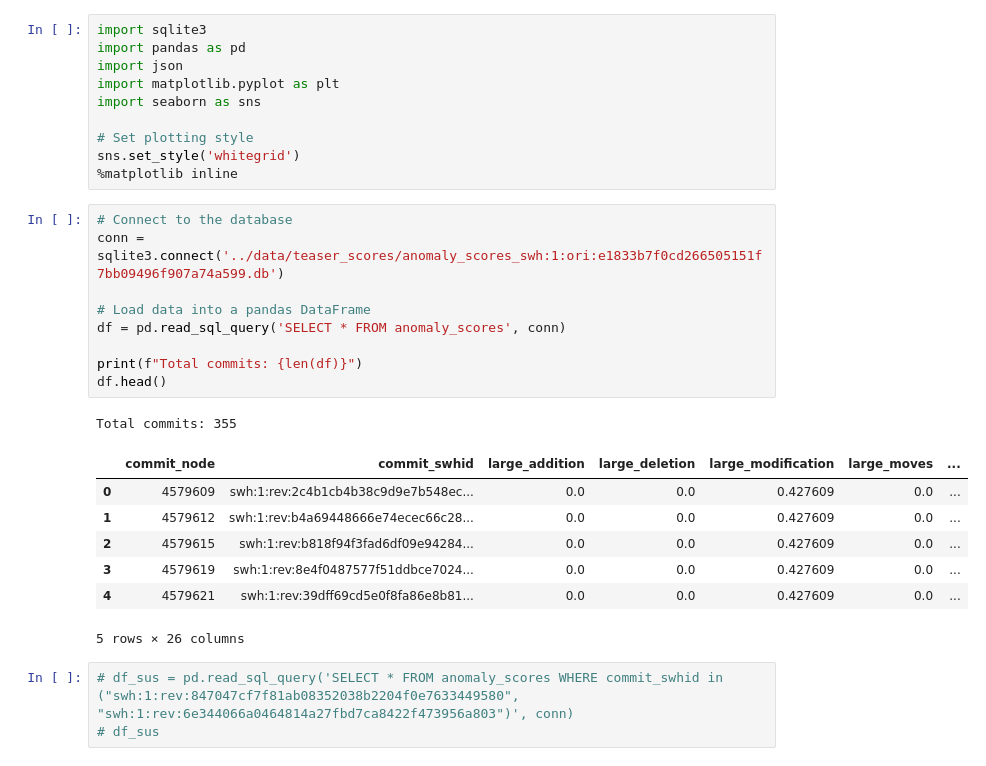
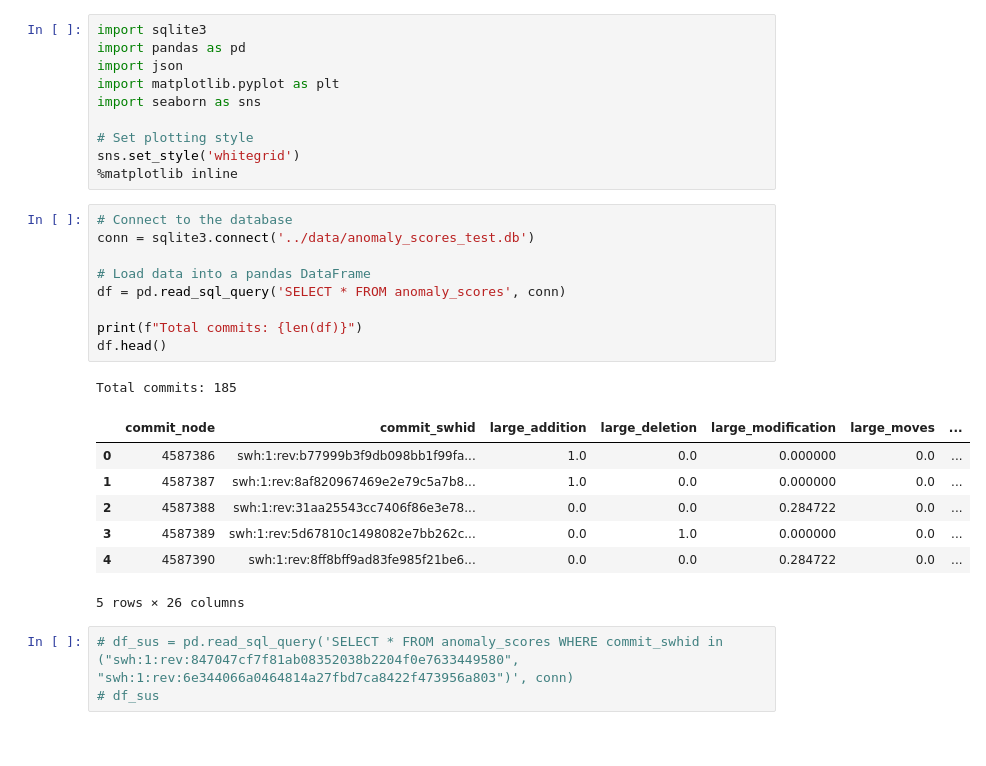
Before and after one commit to srapaport/anomalous-commits, a Jupyter notebook: analysis/analyze_scores.ipynb, the cells around one changed output. Drawn from its saved outputs; the diff is of its cells as text.

```diff
--- a/analysis/analyze_scores.ipynb
+++ b/analysis/analyze_scores.ipynb
@@ -10,21 +10,21 @@ sns.set_style('whitegrid')
 %matplotlib inline
 # %%
 # Connect to the database
-conn = sqlite3.connect('../data/teaser_scores/anomaly_scores_swh:1:ori:e1833b7f0cd266505151f7bb09496f907a74a599.db')
+conn = sqlite3.connect('../data/anomaly_scores_test.db')
 
 # Load data into a pandas DataFrame
 df = pd.read_sql_query('SELECT * FROM anomaly_scores', conn)
 
 print(f"Total commits: {len(df)}")
 df.head()
 # %% [output]
-Total commits: 355
+Total commits: 185
 |  | commit_node | commit_swhid | large_addition | large_deletion | large_modification | large_moves | ... |
-| 0 | 4579609 | swh:1:rev:2c4b1cb4b38c9d9e7b548ec... | 0.0 | 0.0 | 0.427609 | 0.0 | ... |
-| 1 | 4579612 | swh:1:rev:b4a69448666e74ecec66c28... | 0.0 | 0.0 | 0.427609 | 0.0 | ... |
-| 2 | 4579615 | swh:1:rev:b818f94f3fad6df09e94284... | 0.0 | 0.0 | 0.427609 | 0.0 | ... |
-| 3 | 4579619 | swh:1:rev:8e4f0487577f51ddbce7024... | 0.0 | 0.0 | 0.427609 | 0.0 | ... |
-| 4 | 4579621 | swh:1:rev:39dff69cd5e0f8fa86e8b81... | 0.0 | 0.0 | 0.427609 | 0.0 | ... |
+| 0 | 4587386 | swh:1:rev:b77999b3f9db098bb1f99fa... | 1.0 | 0.0 | 0.000000 | 0.0 | ... |
+| 1 | 4587387 | swh:1:rev:8af820967469e2e79c5a7b8... | 1.0 | 0.0 | 0.000000 | 0.0 | ... |
+| 2 | 4587388 | swh:1:rev:31aa25543cc7406f86e3e78... | 0.0 | 0.0 | 0.284722 | 0.0 | ... |
+| 3 | 4587389 | swh:1:rev:5d67810c1498082e7bb262c... | 0.0 | 1.0 | 0.000000 | 0.0 | ... |
+| 4 | 4587390 | swh:1:rev:8ff8bff9ad83fe985f21be6... | 0.0 | 0.0 | 0.284722 | 0.0 | ... |
 5 rows × 26 columns
 # %%
 # df_sus = pd.read_sql_query('SELECT * FROM anomaly_scores WHERE commit_swhid in ("swh:1:rev:847047cf7f81ab08352038b2204f0e7633449580", "swh:1:rev:6e344066a0464814a27fbd7ca8422f473956a803")', conn)
```
Also changed, not shown: parts of 4 cells of this notebook, 6 other files.
